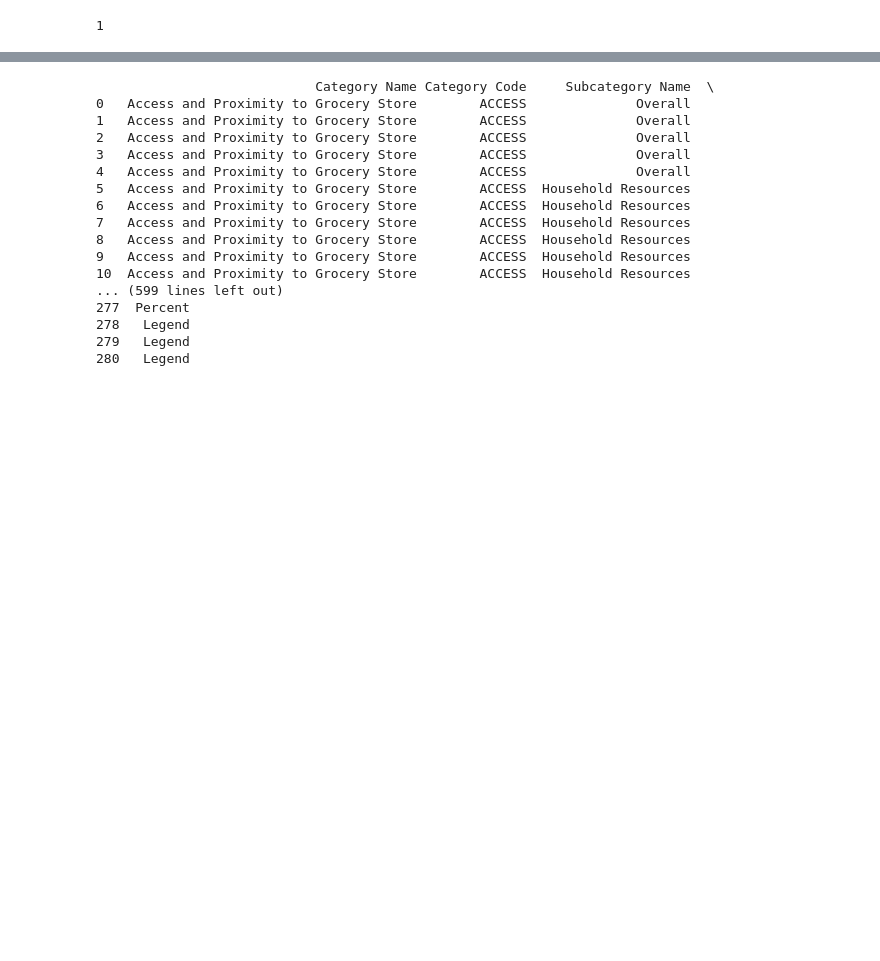
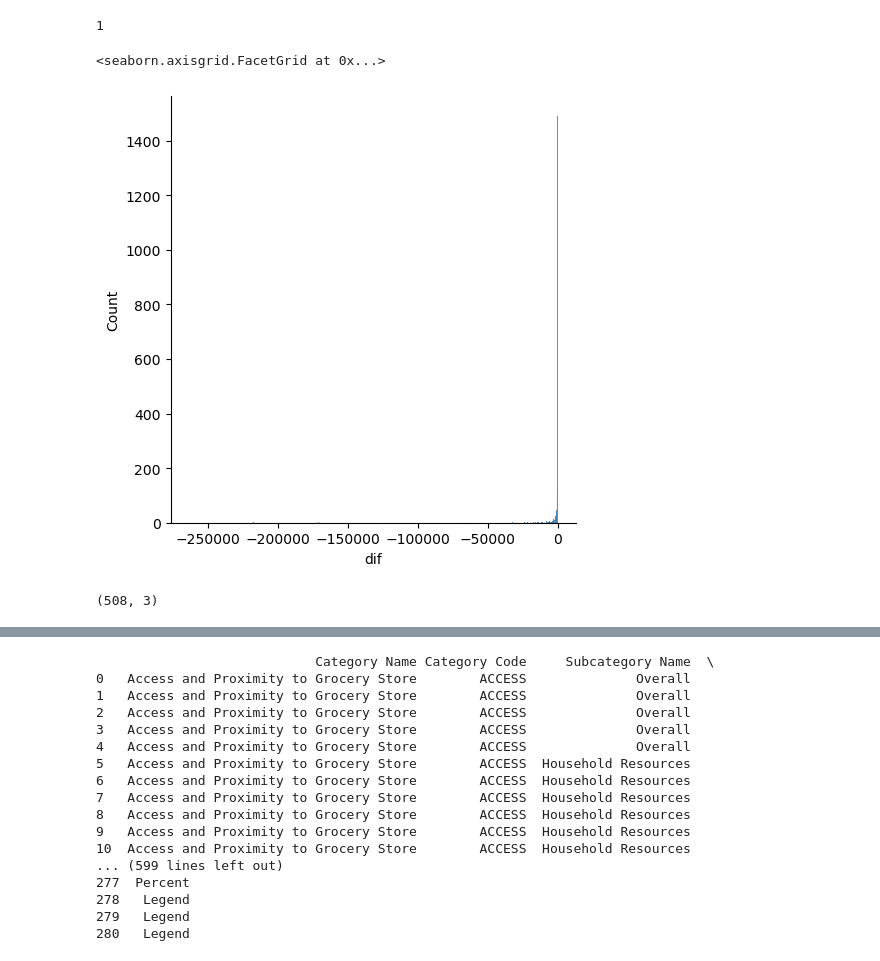
Before and after one commit to tsherpa9/capstone, a Jupyter notebook: src/Preprocessing.ipynb, the cells around one changed output, grey strips where cells are left out. Drawn from its saved outputs; the diff is of its cells as text; code cells hidden in the pictures; blank space fills up the shorter version.

```diff
--- a/src/Preprocessing.ipynb
+++ b/src/Preprocessing.ipynb
@@ -74,3 +81,23 @@ local.dropna(axis=0, subset=['FIPS'], inplace=True)
 local['FIPS'] = pd.to_numeric(local['FIPS']).astype('int64')  #change to int64
 # %% [output]
 1
+# %%
+import seaborn as sns
+
+cols = ['LACCESS_WHITE15', 'LACCESS_BLACK15', 'LACCESS_HISP15', 'LACCESS_NHASIAN15', 'LACCESS_NHNA15',
+                    'LACCESS_NHPI15', 'LACCESS_MULTIR15']
+pop_sum = pd.DataFrame()
+
+pop_sum['sum'] = access[cols].sum(axis=1)
+pop_sum['pop15'] = access['LACCESS_POP15']
+pop_sum['dif'] = pop_sum['pop15']-pop_sum['sum']
+
+sns.displot(data=pop_sum, x='dif')
+# %% [output]
+<seaborn.axisgrid.FacetGrid at 0x...>
+[figure, added]
+# %%
+outlier = pop_sum[pop_sum['dif']< -2000]
+outlier.shape
+# %% [output]
+(508, 3)
```
Also changed, not shown: parts of 9 cells of this notebook, 1 other file.
